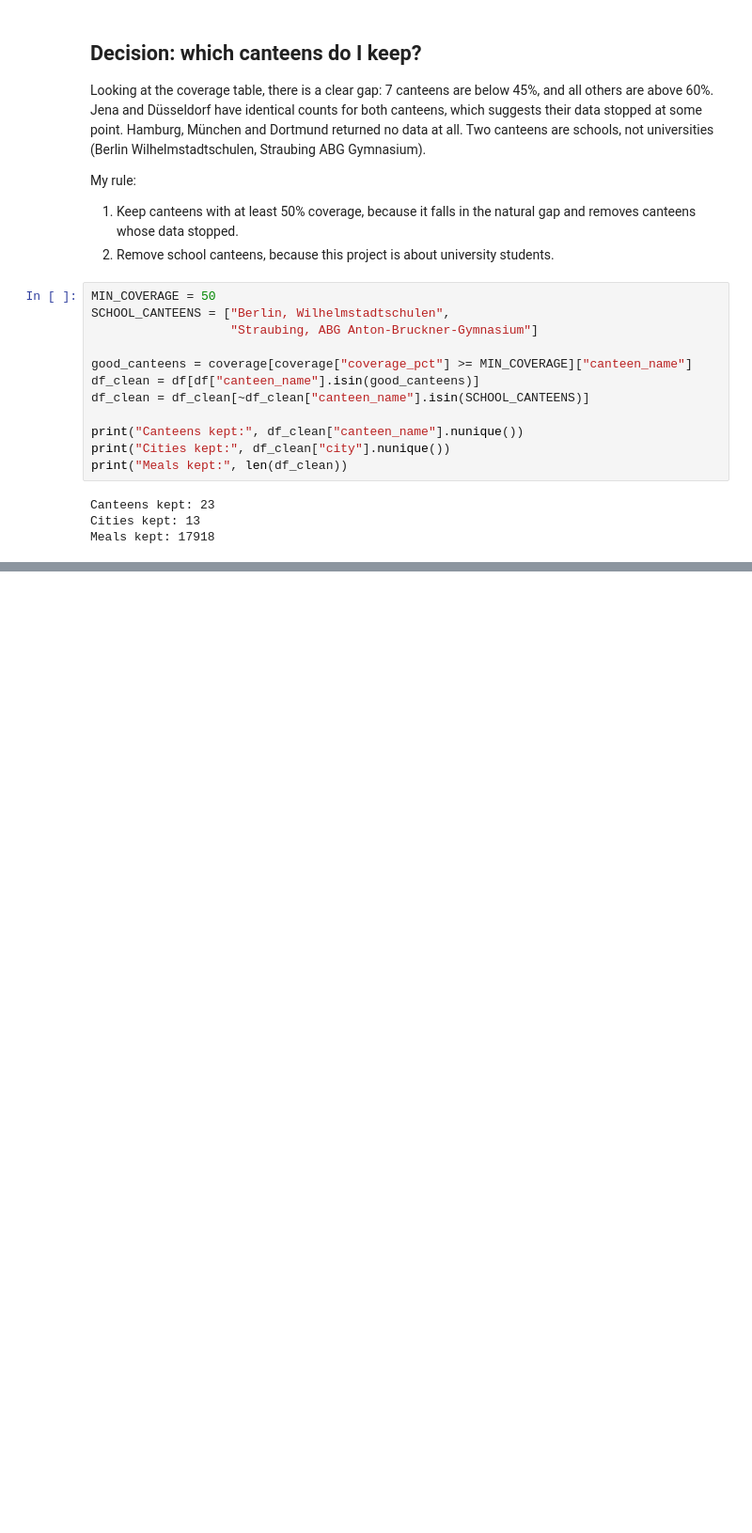
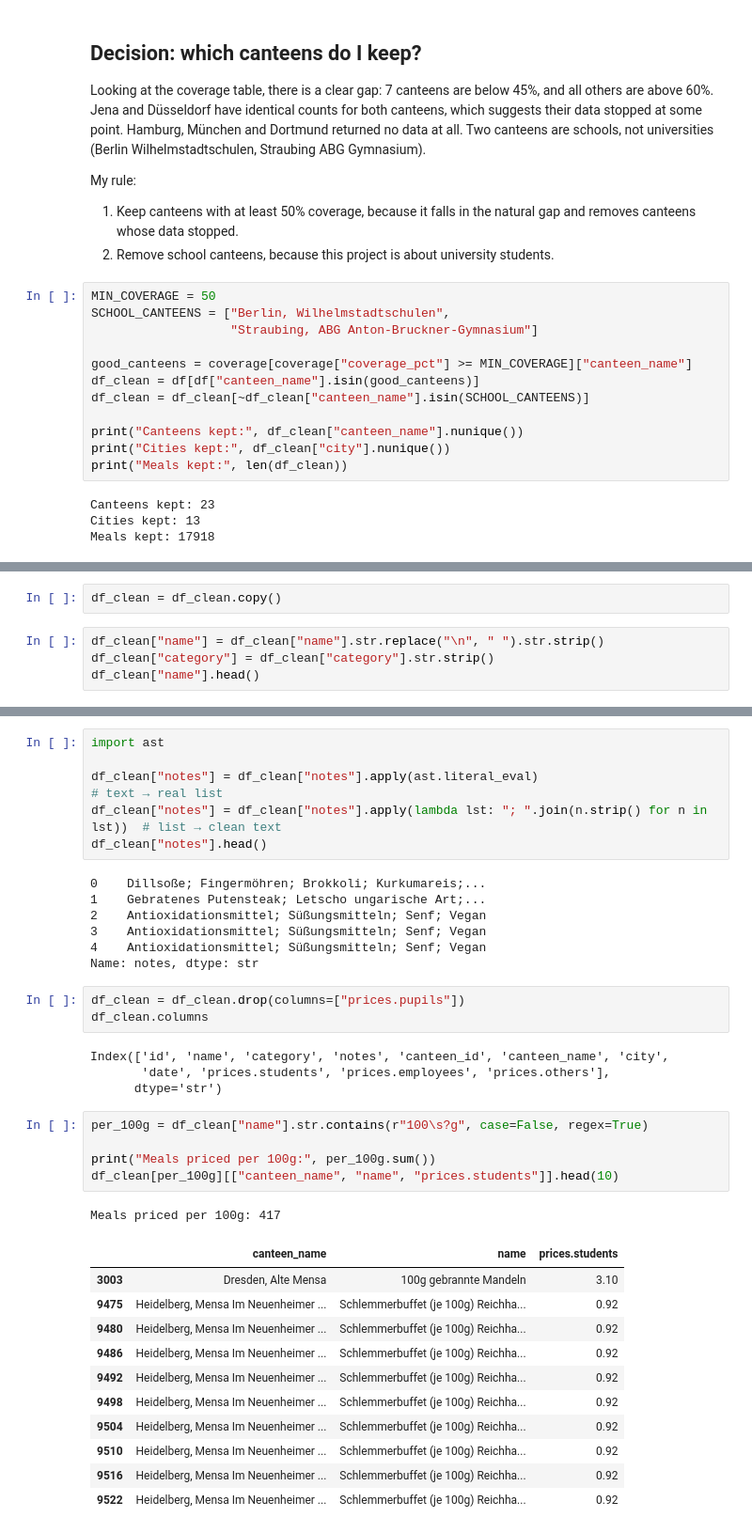
Before and after one commit to jasmeetkaurpelia/mensa-cost-of-living-analysis, a Jupyter notebook: notebooks/02_cleaning.ipynb, the cells around one changed output, grey strips where cells are left out. Shown at 94% size. Saved outputs shown, nothing was run; the diff lists cells and outputs as text; blank space fills up the shorter version.

Commit message:
Fix per-100g rule (name only), update cleaning decisions

```diff
--- a/notebooks/02_cleaning.ipynb
+++ b/notebooks/02_cleaning.ipynb
@@ -133,0 +142,6 @@ Meals kept: 17918
+# %%
+df_clean = df_clean.copy()
+# %%
+df_clean["name"] = df_clean["name"].str.replace("\n", " ").str.strip()
+df_clean["category"] = df_clean["category"].str.strip()
+df_clean["name"].head()
@@ -133,0 +161,38 @@ Meals kept: 17918
+# %%
+import ast
+
+df_clean["notes"] = df_clean["notes"].apply(ast.literal_eval)                        # text → real list
+df_clean["notes"] = df_clean["notes"].apply(lambda lst: "; ".join(n.strip() for n in lst))  # list → clean text
+df_clean["notes"].head()
+# %% [output]
+0    Dillsoße; Fingermöhren; Brokkoli; Kurkumareis;...
+1    Gebratenes Putensteak; Letscho ungarische Art;...
+2    Antioxidationsmittel; Süßungsmitteln; Senf; Vegan
+3    Antioxidationsmittel; Süßungsmitteln; Senf; Vegan
+4    Antioxidationsmittel; Süßungsmitteln; Senf; Vegan
+Name: notes, dtype: str
+# %%
+df_clean = df_clean.drop(columns=["prices.pupils"])
+df_clean.columns
+# %% [output]
+Index(['id', 'name', 'category', 'notes', 'canteen_id', 'canteen_name', 'city',
+       'date', 'prices.students', 'prices.employees', 'prices.others'],
+      dtype='str')
+# %%
+per_100g = df_clean["name"].str.contains(r"100\s?g", case=False, regex=True)
+
+print("Meals priced per 100g:", per_100g.sum())
+df_clean[per_100g][["canteen_name", "name", "prices.students"]].head(10)
+# %% [output]
+Meals priced per 100g: 417
+|  | canteen_name | name | prices.students |
+| 3003 | Dresden, Alte Mensa | 100g gebrannte Mandeln | 3.10 |
+| 9475 | Heidelberg, Mensa Im Neuenheimer ... | Schlemmerbuffet (je 100g) Reichha... | 0.92 |
+| 9480 | Heidelberg, Mensa Im Neuenheimer ... | Schlemmerbuffet (je 100g) Reichha... | 0.92 |
+| 9486 | Heidelberg, Mensa Im Neuenheimer ... | Schlemmerbuffet (je 100g) Reichha... | 0.92 |
+| 9492 | Heidelberg, Mensa Im Neuenheimer ... | Schlemmerbuffet (je 100g) Reichha... | 0.92 |
+| 9498 | Heidelberg, Mensa Im Neuenheimer ... | Schlemmerbuffet (je 100g) Reichha... | 0.92 |
+| 9504 | Heidelberg, Mensa Im Neuenheimer ... | Schlemmerbuffet (je 100g) Reichha... | 0.92 |
+| 9510 | Heidelberg, Mensa Im Neuenheimer ... | Schlemmerbuffet (je 100g) Reichha... | 0.92 |
+| 9516 | Heidelberg, Mensa Im Neuenheimer ... | Schlemmerbuffet (je 100g) Reichha... | 0.92 |
+| 9522 | Heidelberg, Mensa Im Neuenheimer ... | Schlemmerbuffet (je 100g) Reichha... | 0.92 |
```
Also changed, not shown: parts of 14 cells of this notebook.
